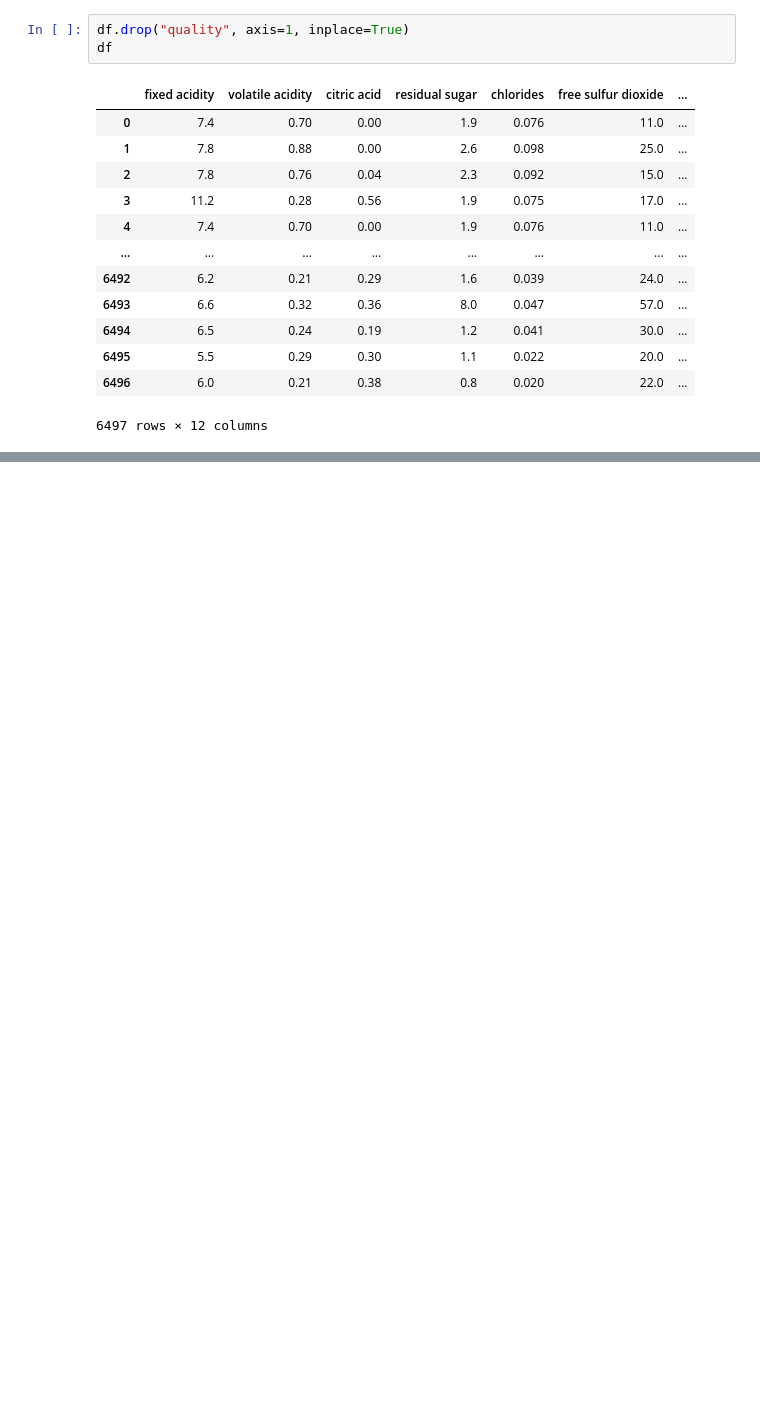
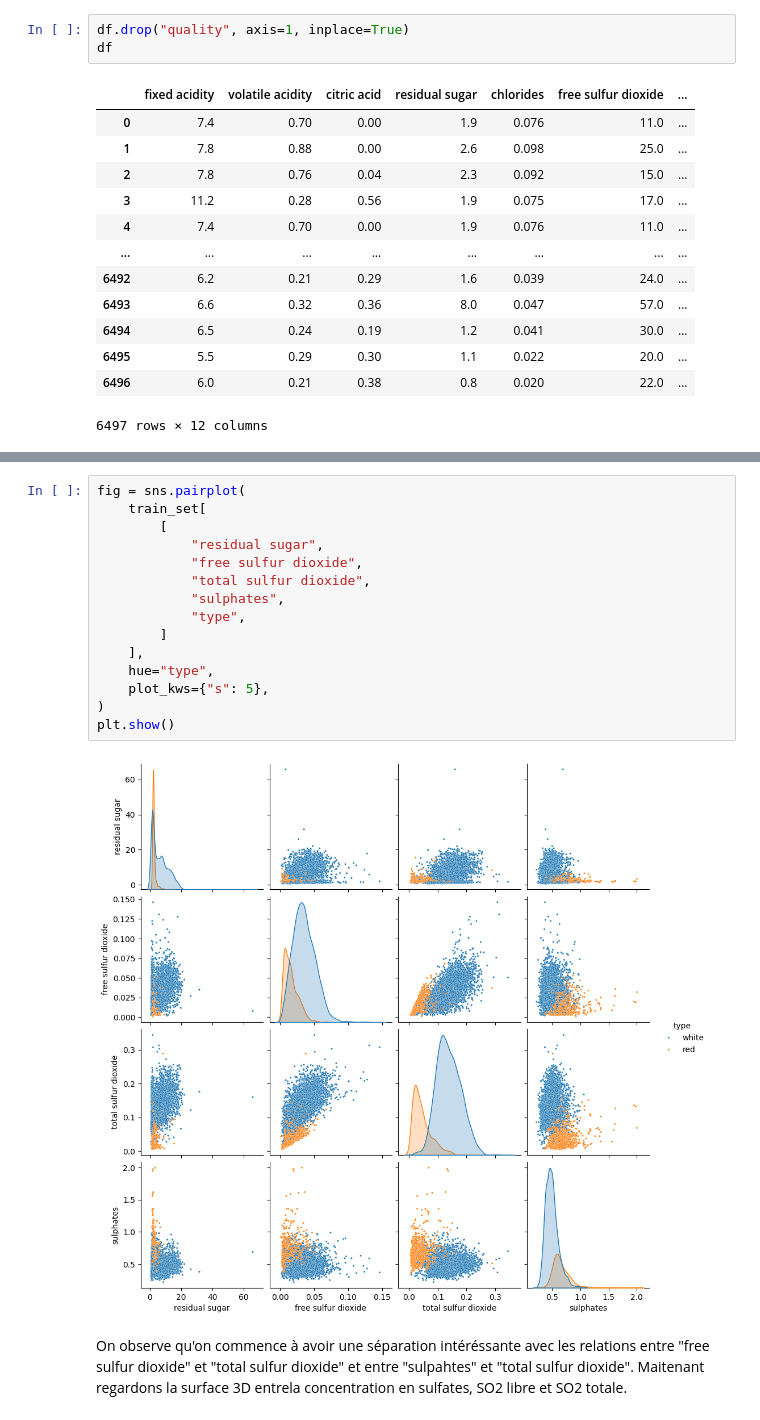
Before and after one commit to fmazur57u/WineTypePrediction, a Jupyter notebook: winePredictionType.ipynb, the cells around one changed output, grey strips where cells are left out. Drawn from its saved outputs; the diff is of its cells as text; blank space fills up the shorter version.

```diff
--- a/winePredictionType.ipynb
+++ b/winePredictionType.ipynb
@@ -51,0 +342,19 @@ train_set, test_set = train_test_split(
+# %%
+fig = sns.pairplot(
+    train_set[
+        [
+            "residual sugar",
+            "free sulfur dioxide",
+            "total sulfur dioxide",
+            "sulphates",
+            "type",
+        ]
+    ],
+    hue="type",
+    plot_kws={"s": 5},
+)
+plt.show()
+# %% [output]
+[figure, added]
+# %% [markdown]
+On observe qu'on commence à avoir une séparation intéréssante avec les relations entre "free sulfur dioxide" et "total sulfur dioxide" et entre "sulpahtes" et "total sulfur dioxide". Maitenant regardons la surface 3D entrela concentration en sulfates, SO2 libre et SO2 totale.
```
Also changed, not shown: parts of 26 cells of this notebook, 2 other files.
